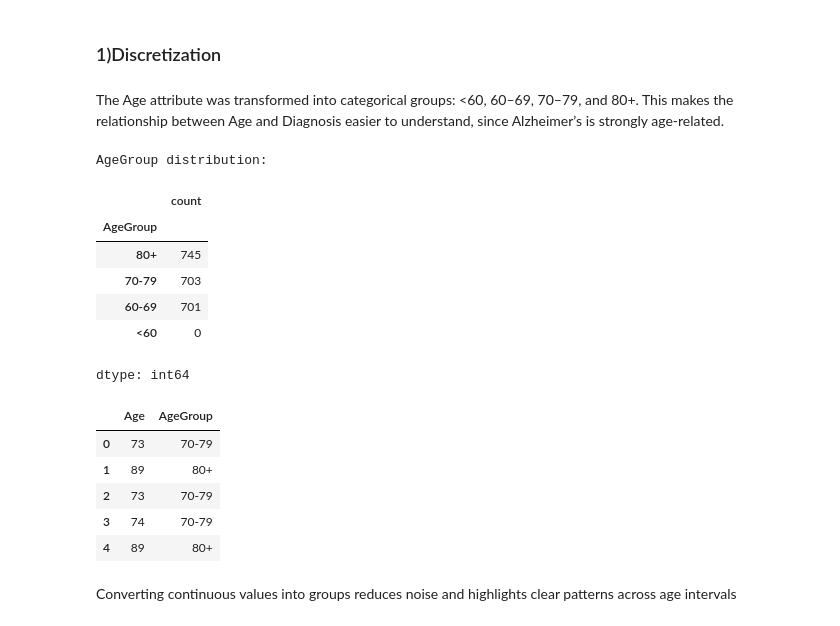
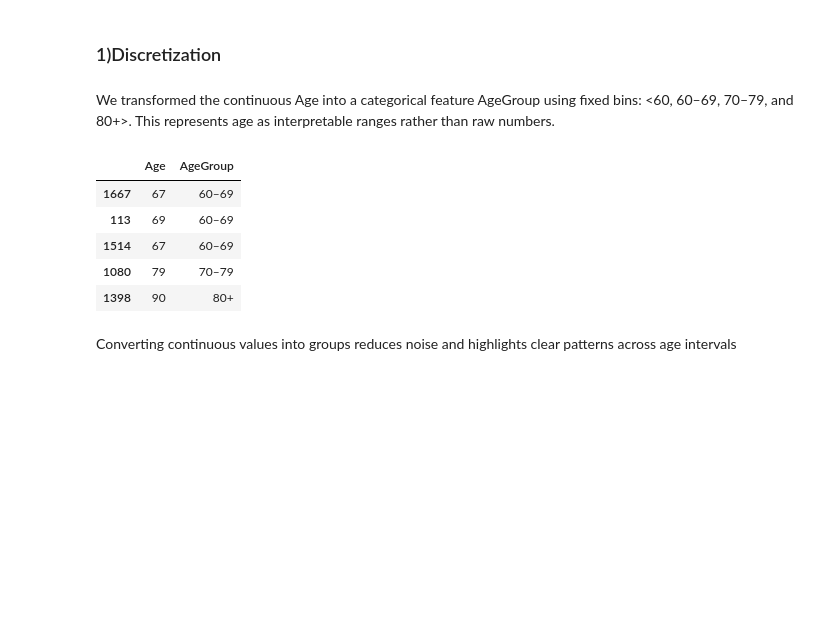
Before and after one commit to shahodi011/IT326-Project, a Jupyter notebook: Reports/Phase2.ipynb, the cells around one changed output. Cells and saved outputs as stored; diff of their text form; code cells hidden in the pictures; blank space fills up the shorter version.

```diff
--- a/Reports/Phase2.ipynb
+++ b/Reports/Phase2.ipynb
@@ -191,35 +191,24 @@ Description: The bar plot displays the distribution of the Diagnosis classes. Cl
 # Part 2 :Data Preprocessing
 # %% [markdown]
 ### 1)Discretization
-# %% [markdown]
-The Age attribute was transformed into categorical groups: <60, 60–69, 70–79, and 80+. This makes the relationship between Age and Diagnosis easier to understand, since Alzheimer’s is strongly age-related.
+# %% [markdown]
+
+We transformed the continuous Age into a categorical feature AgeGroup using fixed bins:
+<60, 60–69, 70–79, and 80+>. This represents age as interpretable ranges rather than raw numbers.
 # %%
-df_disc = df.copy()
+df_raw = df.copy()
+bins = [-np.inf, 60, 70, 80, np.inf]
+labels = ['<60', '60–69', '70–79', '80+']
+df['AgeGroup'] = pd.cut(df['Age'], bins=bins, labels=labels, right=False)
 
-if "Age" in df_disc.columns:
-    bins   = [0, 59, 69, 79, np.inf]
-    labels = ["<60","60-69","70-79","80+"]
-    df_disc["AgeGroup"] = pd.cut(df_disc["Age"], bins=bins, labels=labels, right=True)
-    print("AgeGroup distribution:")
-    display(df_disc["AgeGroup"].value_counts(dropna=False))
-    display(df_disc[["Age","AgeGroup"]].head())
-else:
-    print("Column 'Age' not found — skip Discretization step or choose another continuous feature.")
+df[['Age','AgeGroup']].sample(5)
 # %% [output]
-AgeGroup distribution:
-|  | count |
-| AgeGroup |  |
-| 80+ | 745 |
-| 70-79 | 703 |
-| 60-69 | 701 |
-| <60 | 0 |
+|  | Age | AgeGroup |
+| 1667 | 67 | 60–69 |
+| 113 | 69 | 60–69 |
+| 1514 | 67 | 60–69 |
+| 1080 | 79 | 70–79 |
+| 1398 | 90 | 80+ |
-dtype: int64
-|  | Age | AgeGroup |
-| 0 | 73 | 70-79 |
-| 1 | 89 | 80+ |
-| 2 | 73 | 70-79 |
-| 3 | 74 | 70-79 |
-| 4 | 89 | 80+ |
 # %% [markdown]
 Converting continuous values into groups reduces noise and highlights clear patterns across age intervals
 # %% [markdown]
```
Also changed, not shown: parts of 14 cells of this notebook.
